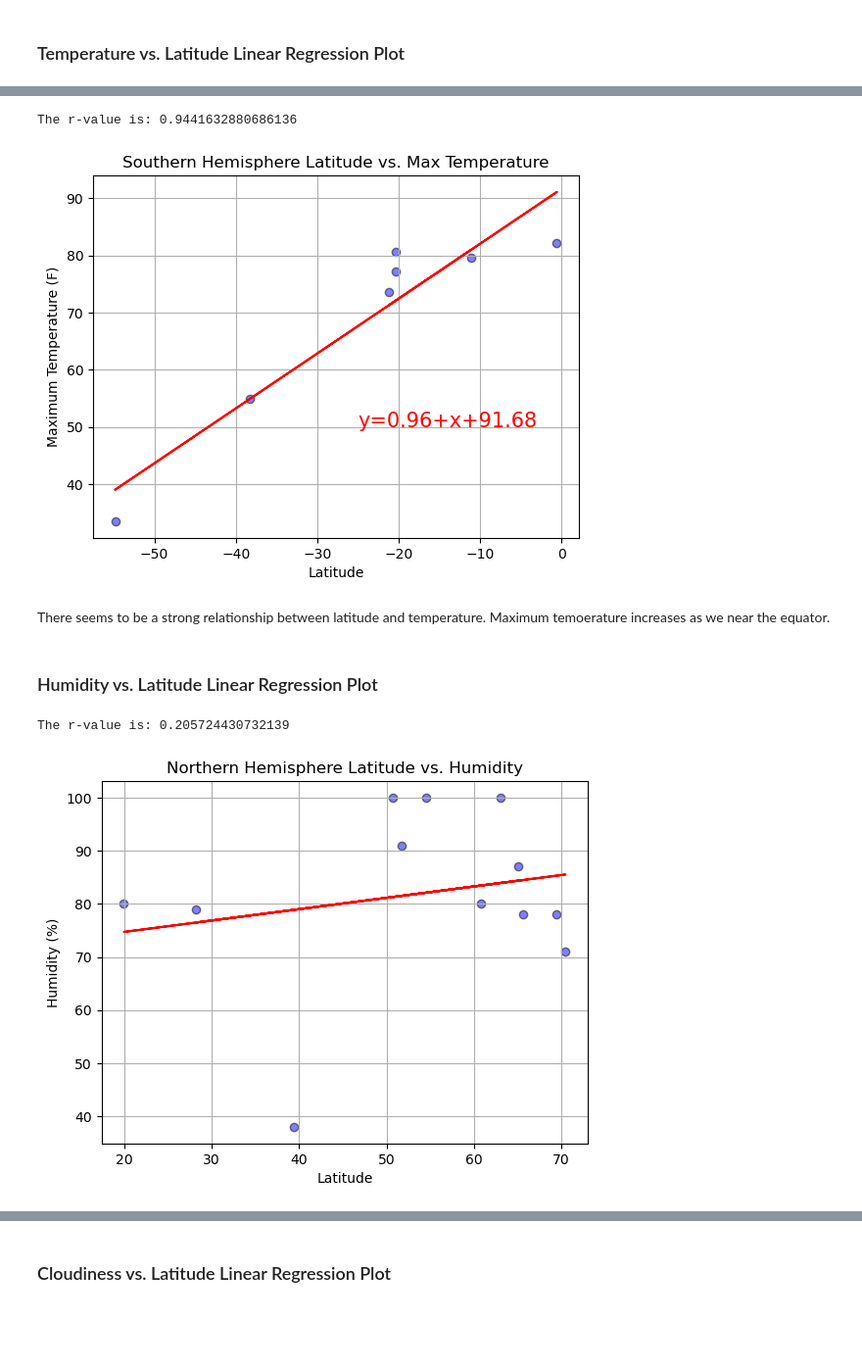
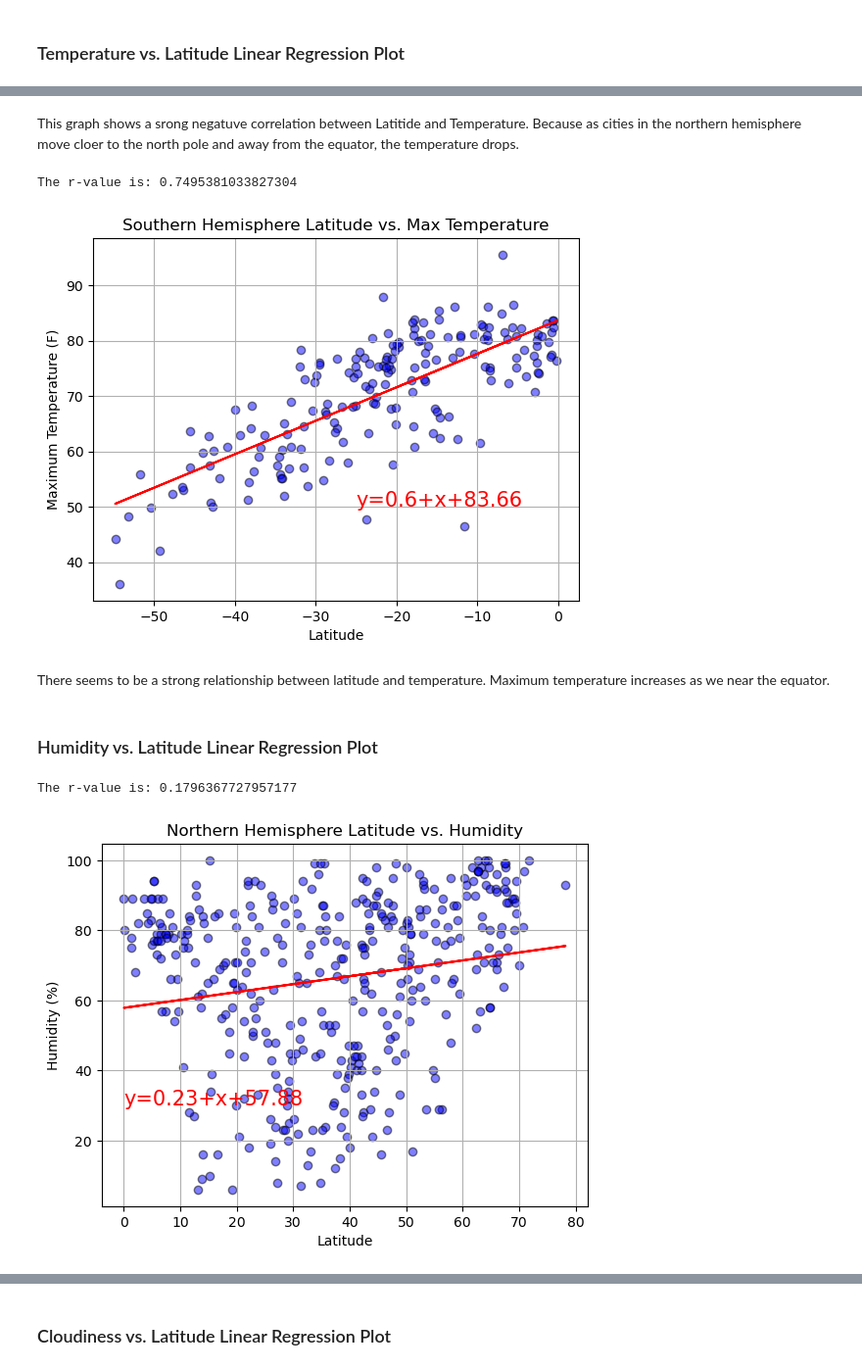
Before and after one commit to taniyatalukdar/python-api-challenge, a Jupyter notebook: starter_code/WeatherPy.ipynb, the cells around one changed output, grey strips where cells are left out. Shown at 98% size. Drawn from its saved outputs; the diff is of its cells as text; code cells hidden in the pictures; blank space fills up the shorter version.

```diff
--- a/starter_code/WeatherPy.ipynb
+++ b/starter_code/WeatherPy.ipynb
@@ -238,7 +160,7 @@ city_data_df.to_csv("../output_data/cities.csv", index_label="City_ID")
 # %%
 # Read saved data
-city_data_df = pd.read_csv("../output_data/cities.csv", index_col="City_ID")
+cities_df = pd.read_csv("../output_data/cities.csv", index_col="City_ID")
 
 # Display sample data
-city_data_df.head()
+cities_df.head()
 # %% [output]
@@ -366,7 +289,7 @@ plt.show()
 # %%
 # Create a DataFrame with the Northern Hemisphere data (Latitude >= 0)
 # YOUR CODE HERE
-northern_df = cities_df.loc[cities_df['Latitude']>=0]
+northern_df = cities_df.loc[cities_df['Lat']>=0]
 
 # Display sample data
 northern_df.head()
@@ -418,8 +343,10 @@ The r-value is: -0.8451351427652284
+# %% [markdown]
+This graph shows a srong negatuve correlation between Latitide and Temperature. Because as cities in the northern hemisphere move cloer to the north pole and away from the equator, the temperature drops.
 # %%
 # Linear regression on Southern Hemisphere
 # YOUR CODE HERE
-x_values = southern_df['Latitude']
-y_values = southern_df['Temperature']
+x_values = southern_df['Lat']
+y_values = southern_df['Temp']
 plt.grid()
 plt.xlabel('Latitude')
 plt.ylabel('Maximum Temperature (F)')
@@ -435,32 +362,32 @@ line_eq = f'y={str(round(slope,2))}+x+{str(round(intercept,2))}'
 plt.annotate(line_eq,(-25,50),fontsize=15, color='r')
 plt.show()
 # %% [output]
-The r-value is: 0.9441632880686136
+The r-value is: 0.7495381033827304
-[figure, old version]
+[figure, new version]
 # %% [markdown]
 <!-- **Discussion about the linear relationship:** YOUR RESPONSE HERE -->
-There seems to be a strong relationship between latitude and temperature. Maximum temoerature increases as we near the equator.
+There seems to be a strong relationship between latitude and temperature. Maximum temperature increases as we near the equator.
 # %% [markdown]
 ### Humidity vs. Latitude Linear Regression Plot
 # %%
 # Northern Hemisphere
 # YOUR CODE HERE
-x_values = northern_df['Latitude']
+x_values = northern_df['Lat']
 y_values = northern_df['Humidity']
 plt.grid()
 plt.xlabel('Latitude')
 plt.ylabel('Humidity (%)')
 plt.title('Northern Hemisphere Latitude vs. Humidity')
 plt.scatter(x_values,y_values,marker='o', facecolor = 'blue', edgecolor='black', alpha=0.5)
 
 #Draw regression line
 (slope,intercept,rvalue,pvalue,stderr) = linregress(x_values,y_values)
 print(f'The r-value is: {rvalue}')
 regress_values = slope*(x_values)+intercept
 plt.plot(x_values, regress_values, color = 'r')
 line_eq = f'y={str(round(slope,2))}+x+{str(round(intercept,2))}'
 plt.annotate(line_eq,(0,30),fontsize=15, color='r')
 plt.show()
 # %% [output]
-The r-value is: 0.205724430732139
+The r-value is: 0.1796367727957177
-[figure, old version]
+[figure, new version]
```
Also changed, not shown: parts of 29 cells of this notebook, 7 other files.
